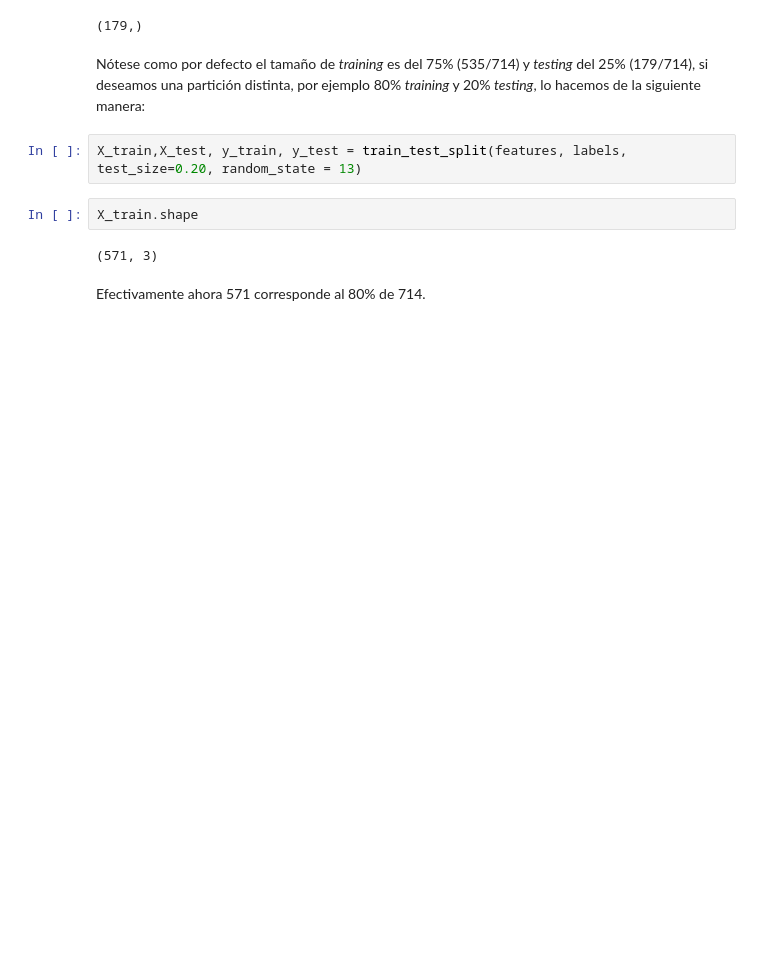
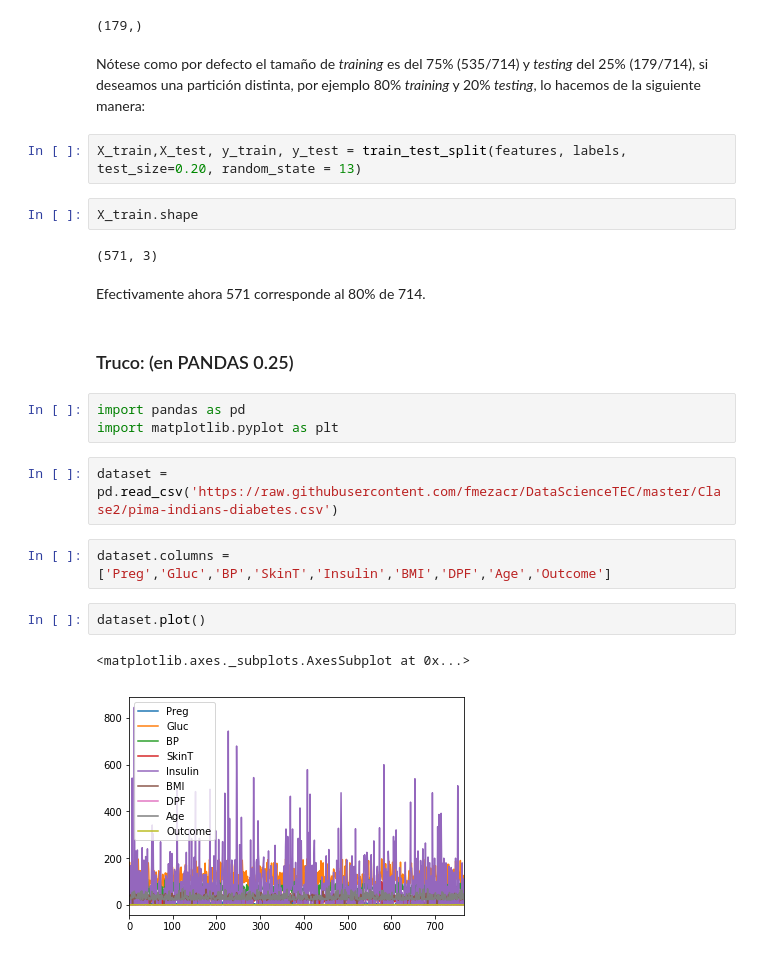
Before and after one commit to fmezacr/DataScienceTEC, a Jupyter notebook: Clase2/Clase2_Preprocesado.ipynb, the cells around one changed output. Saved outputs shown, nothing was run; the diff lists cells and outputs as text; blank space fills up the shorter version.

```diff
--- a/Clase2/Clase2_Preprocesado.ipynb
+++ b/Clase2/Clase2_Preprocesado.ipynb
@@ -420,3 +420,17 @@ X_train.shape
 (571, 3)
 # %% [markdown]
 Efectivamente ahora 571 corresponde al 80% de 714.
+# %% [markdown]
+### Truco: (en PANDAS 0.25)
+# %%
+import pandas as pd
+import matplotlib.pyplot as plt
+# %%
+dataset = pd.read_csv('https://raw.githubusercontent.com/fmezacr/DataScienceTEC/master/Clase2/pima-indians-diabetes.csv')
+# %%
+dataset.columns = ['Preg','Gluc','BP','SkinT','Insulin','BMI','DPF','Age','Outcome']
+# %%
+dataset.plot()
+# %% [output]
+<matplotlib.axes._subplots.AxesSubplot at 0x...>
+[figure, added]
```
Also changed, not shown: parts of 3 cells of this notebook.
